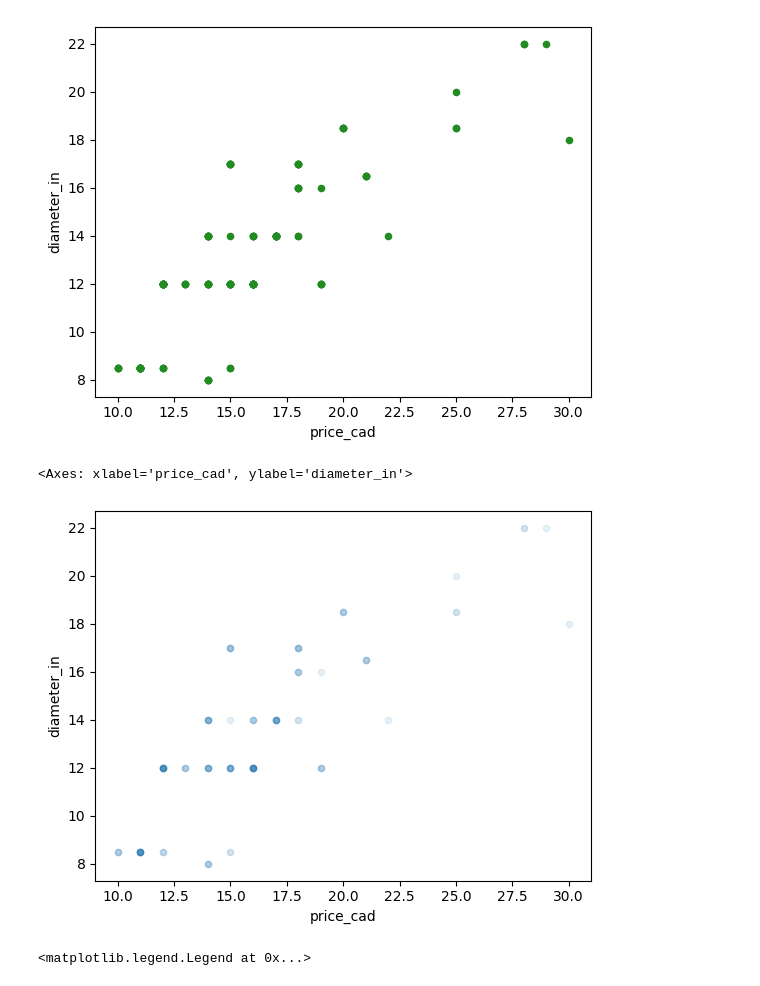
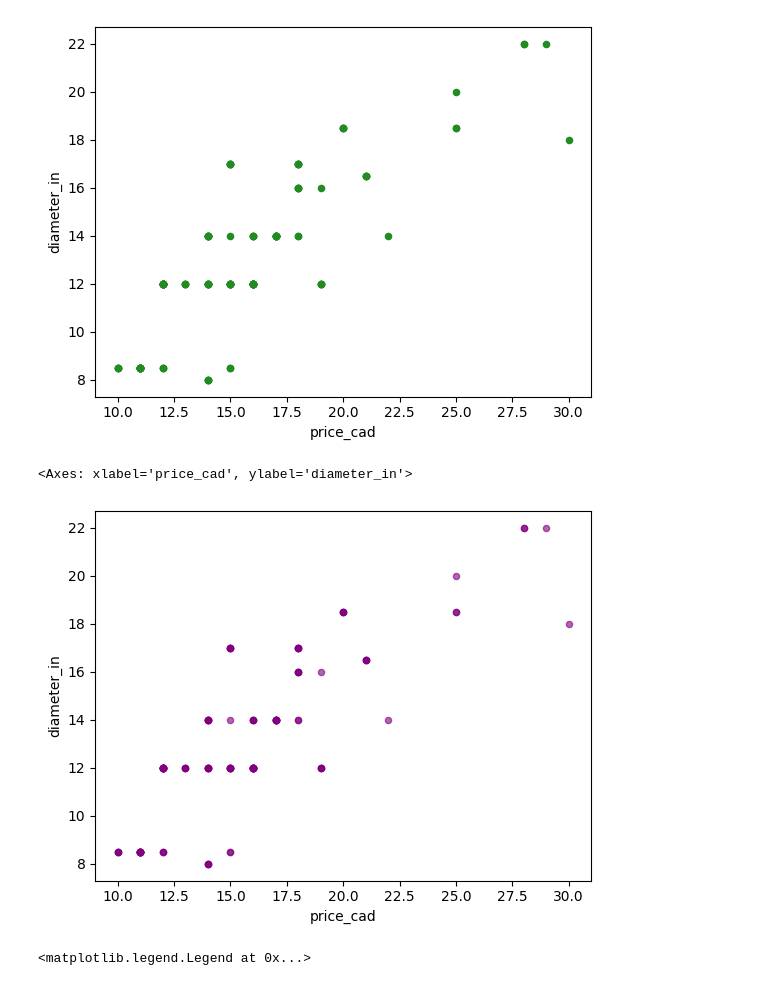
Before and after one commit to 550tealeaves/DATA71200_sum2024_550, a Jupyter notebook: Project_1_supervised_learning.ipynb, the cells around one changed output. Saved outputs shown, nothing was run; the diff lists cells and outputs as text; code cells hidden in the pictures.

```diff
--- a/Project_1_supervised_learning.ipynb
+++ b/Project_1_supervised_learning.ipynb
@@ -78,10 +78,10 @@ pizza.plot(kind="scatter", x="price_cad", y="diameter_in", color="forestgreen")
 <Axes: xlabel='price_cad', ylabel='diameter_in'>
 [figure]
 # %%
-pizza.plot(kind="scatter", x="price_cad", y="diameter_in", alpha=0.1)
+pizza.plot(kind="scatter", x="price_cad", y="diameter_in", alpha=0.6, color='purple')
 # %% [output]
 <Axes: xlabel='price_cad', ylabel='diameter_in'>
-[figure, old version]
+[figure, new version]
 # %%
 pizza.plot(kind="scatter", x="price_cad", y="diameter_in", alpha=0.9,
          s=pizza["price_cad"]/100, label="price_cad",
```
Also changed, not shown: parts of 4 cells of this notebook.
